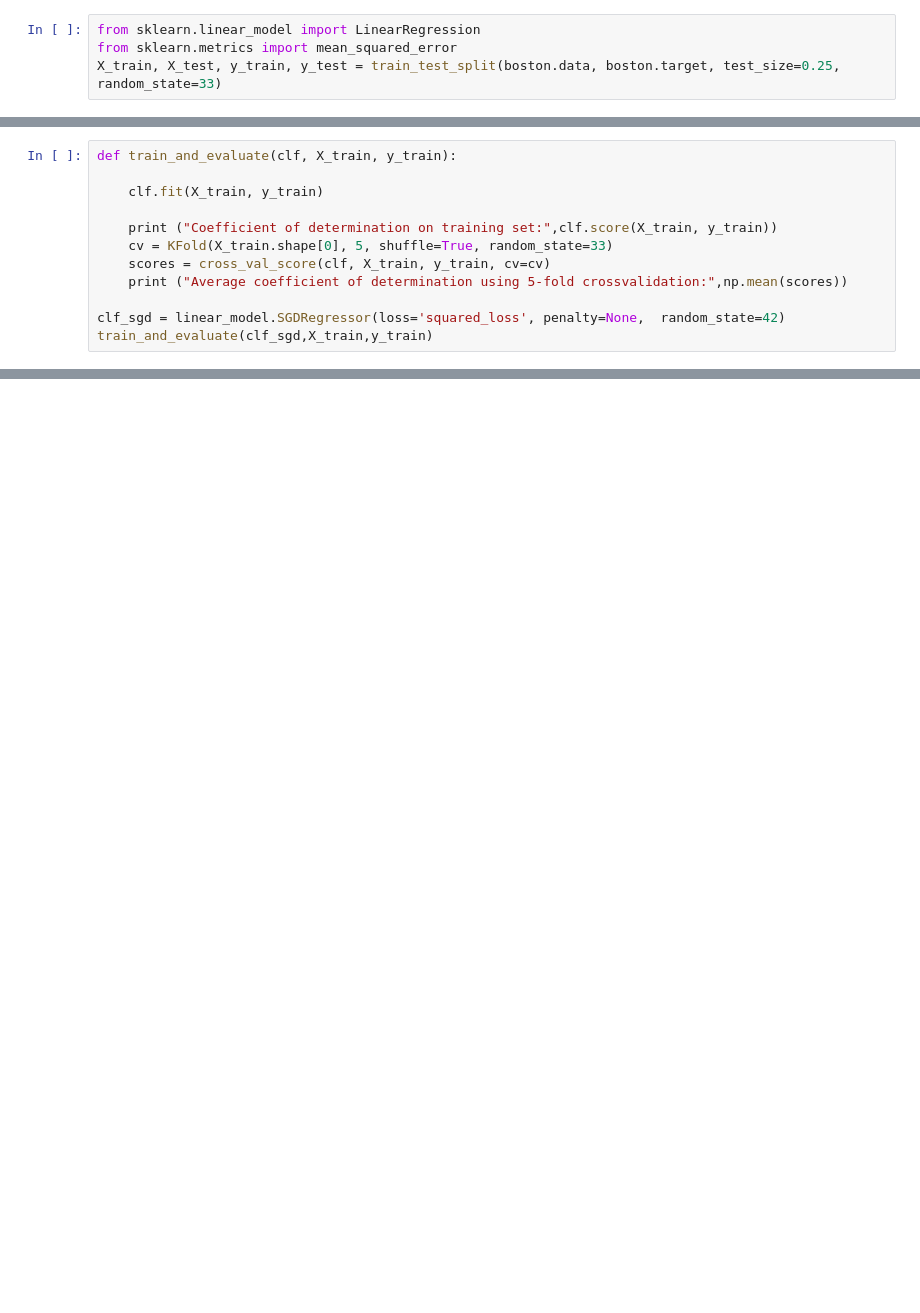
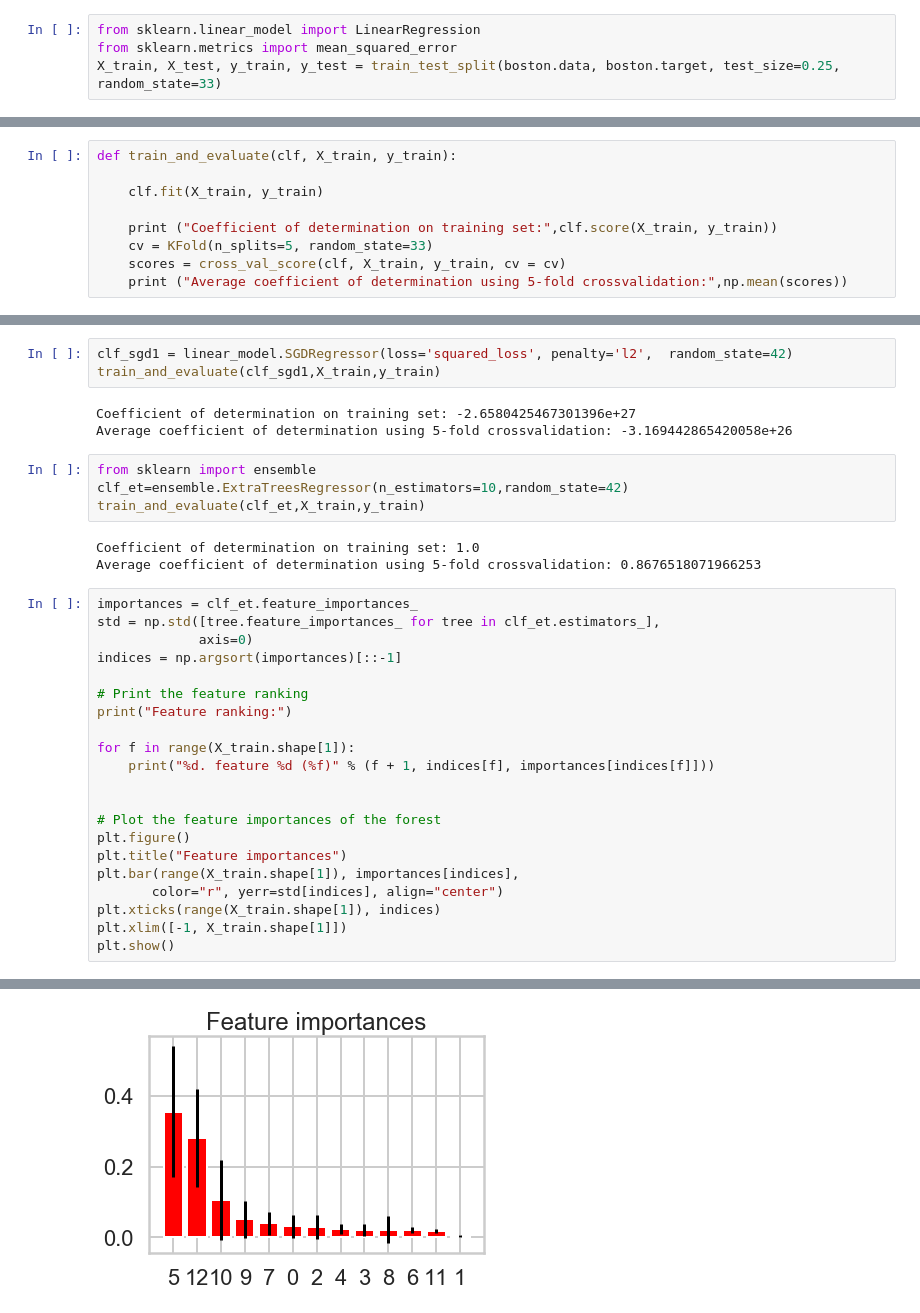
Before and after one commit to PrasadGhorpade003/Acadgild2019, a Jupyter notebook: ML 5 Assignment.ipynb, the cells around one changed output, grey strips where cells are left out. Cells and saved outputs as stored; diff of their text form; blank space fills up the shorter version.

```diff
--- a/ML 5 Assignment.ipynb
+++ b/ML 5 Assignment.ipynb
@@ -69,9 +145,6 @@ def train_and_evaluate(clf, X_train, y_train):
     clf.fit(X_train, y_train)
 
     print ("Coefficient of determination on training set:",clf.score(X_train, y_train))
-    cv = KFold(X_train.shape[0], 5, shuffle=True, random_state=33)
-    scores = cross_val_score(clf, X_train, y_train, cv=cv)
+    cv = KFold(n_splits=5, random_state=33)
+    scores = cross_val_score(clf, X_train, y_train, cv = cv)
     print ("Average coefficient of determination using 5-fold crossvalidation:",np.mean(scores))
-
-clf_sgd = linear_model.SGDRegressor(loss='squared_loss', penalty=None,  random_state=42)
-train_and_evaluate(clf_sgd,X_train,y_train)
@@ -77,0 +167,35 @@ train_and_evaluate(clf_sgd,X_train,y_train)
+# %%
+clf_sgd1 = linear_model.SGDRegressor(loss='squared_loss', penalty='l2',  random_state=42)
+train_and_evaluate(clf_sgd1,X_train,y_train)
+# %% [output]
+Coefficient of determination on training set: -2.6580425467301396e+27
+Average coefficient of determination using 5-fold crossvalidation: -3.169442865420058e+26
+# %%
+from sklearn import ensemble
+clf_et=ensemble.ExtraTreesRegressor(n_estimators=10,random_state=42)
+train_and_evaluate(clf_et,X_train,y_train)
+# %% [output]
+Coefficient of determination on training set: 1.0
+Average coefficient of determination using 5-fold crossvalidation: 0.8676518071966253
+# %%
+importances = clf_et.feature_importances_
+std = np.std([tree.feature_importances_ for tree in clf_et.estimators_],
+             axis=0)
+indices = np.argsort(importances)[::-1]
+
+# Print the feature ranking
+print("Feature ranking:")
+
+for f in range(X_train.shape[1]):
+    print("%d. feature %d (%f)" % (f + 1, indices[f], importances[indices[f]]))
+
+
+# Plot the feature importances of the forest
+plt.figure()
+plt.title("Feature importances")
+plt.bar(range(X_train.shape[1]), importances[indices],
+       color="r", yerr=std[indices], align="center")
+plt.xticks(range(X_train.shape[1]), indices)
+plt.xlim([-1, X_train.shape[1]])
+plt.show()
+# %% [output]
@@ -77,0 +216 @@ train_and_evaluate(clf_sgd,X_train,y_train)
+[figure, added]
```
Also changed, not shown: parts of 14 cells of this notebook, 1 other file.
